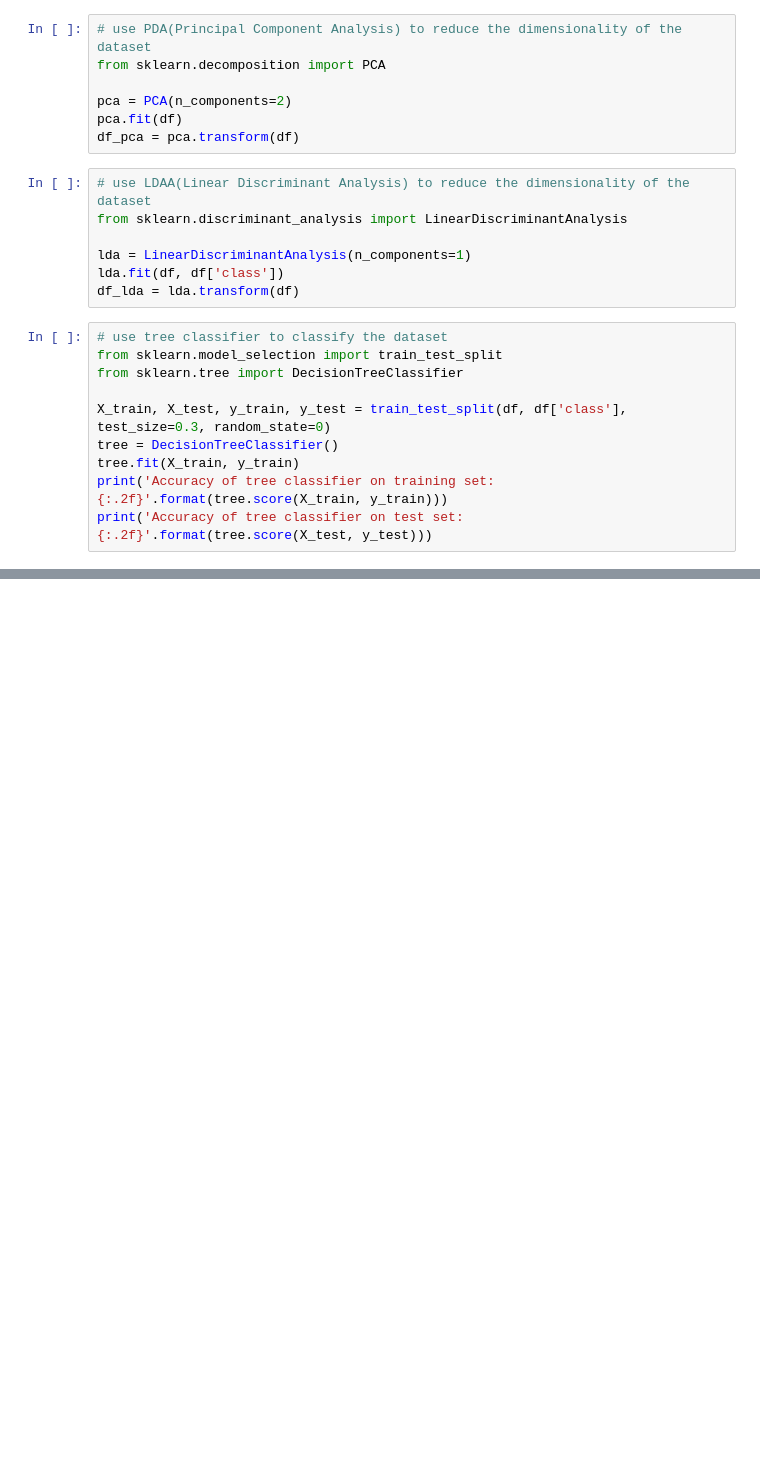
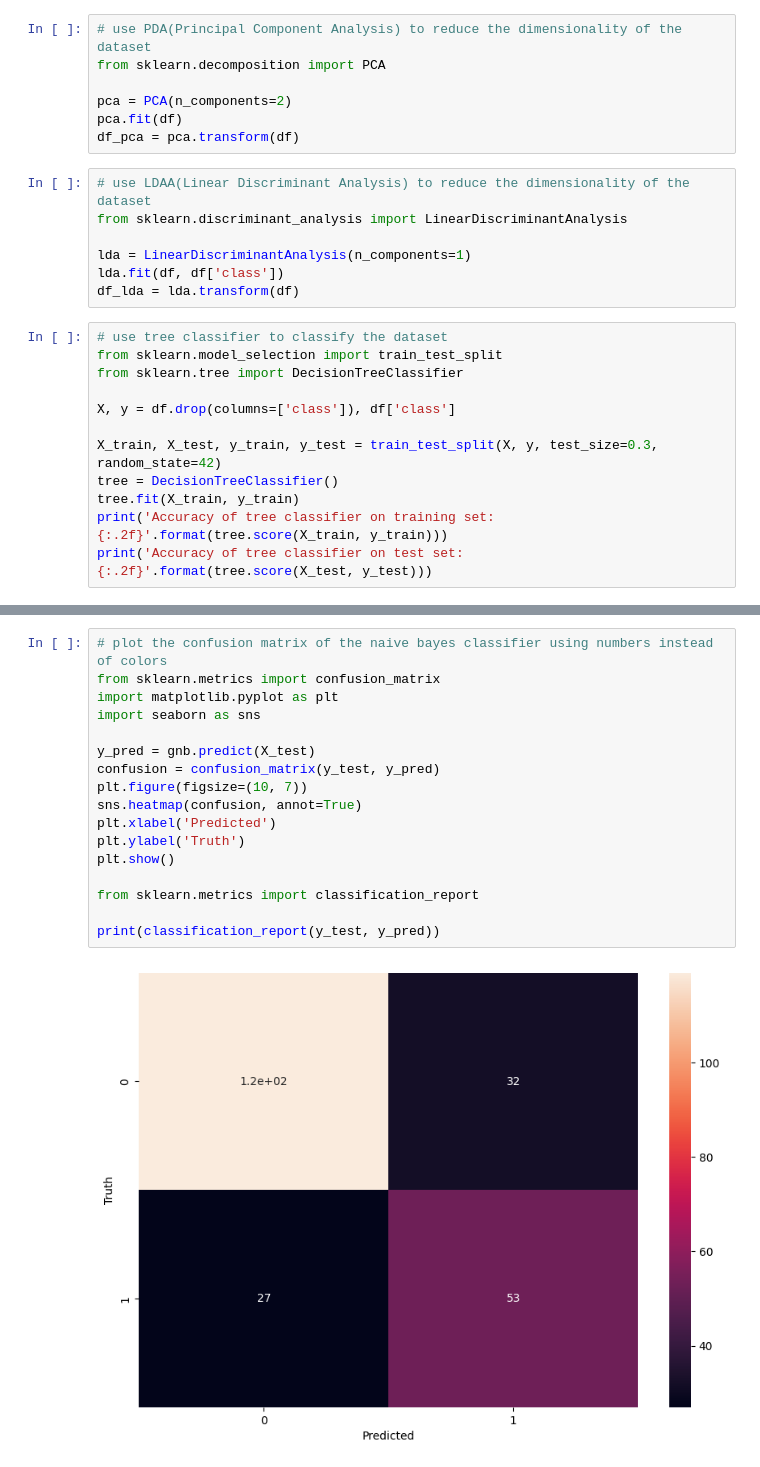
Before and after one commit to unworthyEnzyme/machine_learning, a Jupyter notebook: machine_learning/main.ipynb, the cells around one changed output, grey strips where cells are left out. Cells and saved outputs as stored; diff of their text form; blank space fills up the shorter version.

```diff
--- a/machine_learning/main.ipynb
+++ b/machine_learning/main.ipynb
@@ -33,7 +33,9 @@ df_lda = lda.transform(df)
 from sklearn.model_selection import train_test_split
 from sklearn.tree import DecisionTreeClassifier
 
-X_train, X_test, y_train, y_test = train_test_split(df, df['class'], test_size=0.3, random_state=0)
+X, y = df.drop(columns=['class']), df['class']
+
+X_train, X_test, y_train, y_test = train_test_split(X, y, test_size=0.3, random_state=42)
 tree = DecisionTreeClassifier()
 tree.fit(X_train, y_train)
 print('Accuracy of tree classifier on training set: {:.2f}'.format(tree.score(X_train, y_train)))
@@ -51,0 +57,19 @@ print('Accuracy of GNB classifier on test set: {:.2f}'.format(gnb.score(X_test,
+# %%
+# plot the confusion matrix of the naive bayes classifier using numbers instead of colors
+from sklearn.metrics import confusion_matrix
+import matplotlib.pyplot as plt
+import seaborn as sns
+
+y_pred = gnb.predict(X_test)
+confusion = confusion_matrix(y_test, y_pred)
+plt.figure(figsize=(10, 7))
+sns.heatmap(confusion, annot=True)
+plt.xlabel('Predicted')
+plt.ylabel('Truth')
+plt.show()
+
+from sklearn.metrics import classification_report
+
+print(classification_report(y_test, y_pred))
+# %% [output]
+[figure, added]
```
Also changed, not shown: parts of 4 cells of this notebook.
